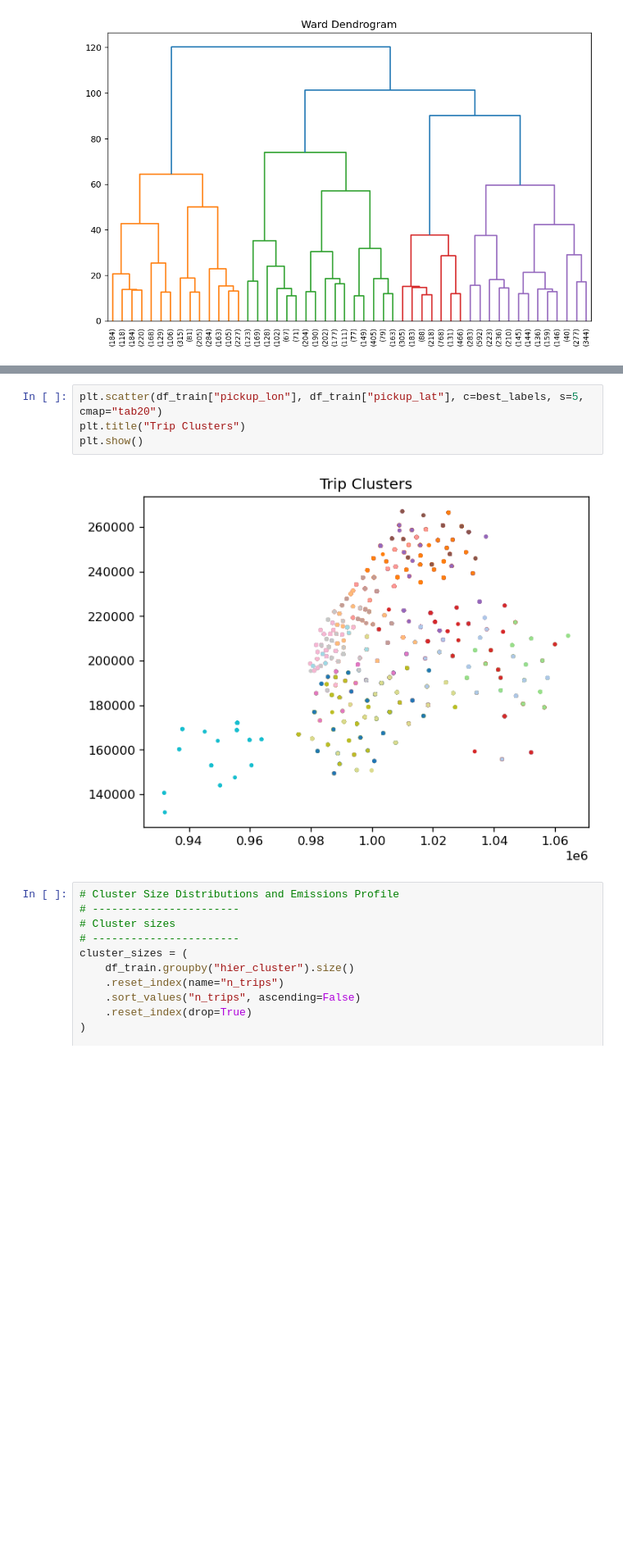
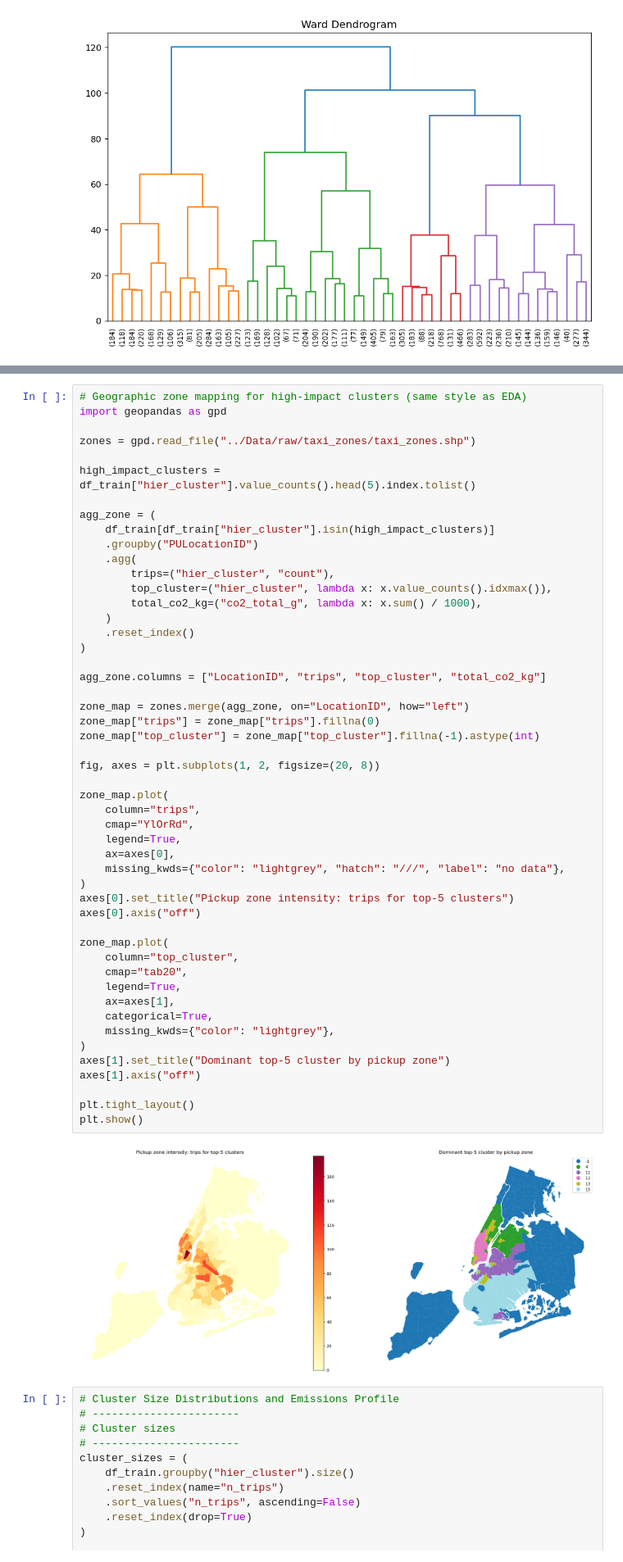
Before and after one commit to anushkasjadhav/MSE446-Optimization-Ride-Pooling-For-Emissions-Reduction, a Jupyter notebook: Clustering/hierarchical_clustering.ipynb, the cells around one changed output, grey strips where cells are left out. Shown at 82% size. Saved outputs shown, nothing was run; the diff lists cells and outputs as text; blank space fills up the shorter version.

Commit message:
added geogrpahical visualization

```diff
--- a/Clustering/hierarchical_clustering.ipynb
+++ b/Clustering/hierarchical_clustering.ipynb
@@ -159,11 +159,57 @@ min        40.000000
 max      1365.000000
 Name: count, dtype: float64
 # %%
-plt.scatter(df_train["pickup_lon"], df_train["pickup_lat"], c=best_labels, s=5, cmap="tab20")
-plt.title("Trip Clusters")
+# Geographic zone mapping for high-impact clusters (same style as EDA)
+import geopandas as gpd
+
+zones = gpd.read_file("../Data/raw/taxi_zones/taxi_zones.shp")
+
+high_impact_clusters = df_train["hier_cluster"].value_counts().head(5).index.tolist()
+
+agg_zone = (
+    df_train[df_train["hier_cluster"].isin(high_impact_clusters)]
+    .groupby("PULocationID")
+    .agg(
+        trips=("hier_cluster", "count"),
+        top_cluster=("hier_cluster", lambda x: x.value_counts().idxmax()),
+        total_co2_kg=("co2_total_g", lambda x: x.sum() / 1000),
+    )
+    .reset_index()
+)
+
+agg_zone.columns = ["LocationID", "trips", "top_cluster", "total_co2_kg"]
+
+zone_map = zones.merge(agg_zone, on="LocationID", how="left")
+zone_map["trips"] = zone_map["trips"].fillna(0)
+zone_map["top_cluster"] = zone_map["top_cluster"].fillna(-1).astype(int)
+
+fig, axes = plt.subplots(1, 2, figsize=(20, 8))
+
+zone_map.plot(
+    column="trips",
+    cmap="YlOrRd",
+    legend=True,
+    ax=axes[0],
+    missing_kwds={"color": "lightgrey", "hatch": "///", "label": "no data"},
+)
+axes[0].set_title("Pickup zone intensity: trips for top-5 clusters")
+axes[0].axis("off")
+
+zone_map.plot(
+    column="top_cluster",
+    cmap="tab20",
+    legend=True,
+    ax=axes[1],
+    categorical=True,
+    missing_kwds={"color": "lightgrey"},
+)
+axes[1].set_title("Dominant top-5 cluster by pickup zone")
+axes[1].axis("off")
+
+plt.tight_layout()
 plt.show()
 # %% [output]
-[figure, old version]
+[figure, new version]
 # %%
 # Cluster Size Distributions and Emissions Profile
 # -----------------------
```
Also changed, not shown: parts of 2 cells of this notebook, 1 other file.
